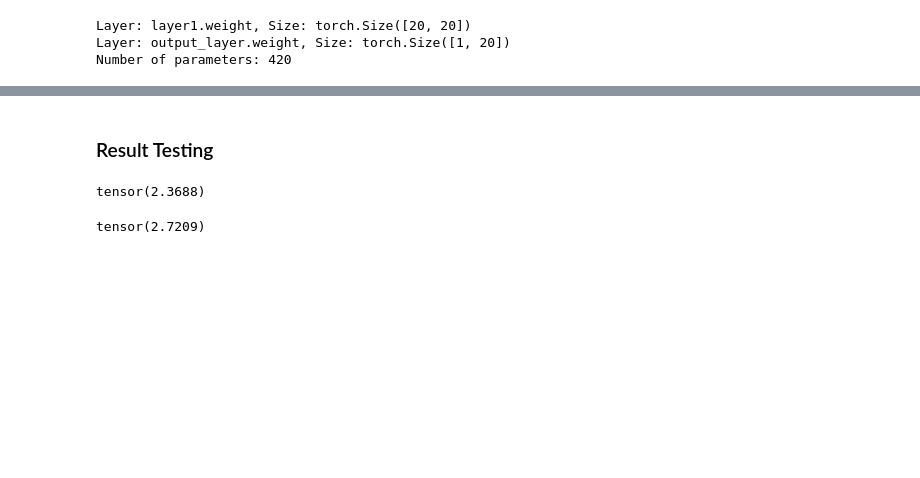
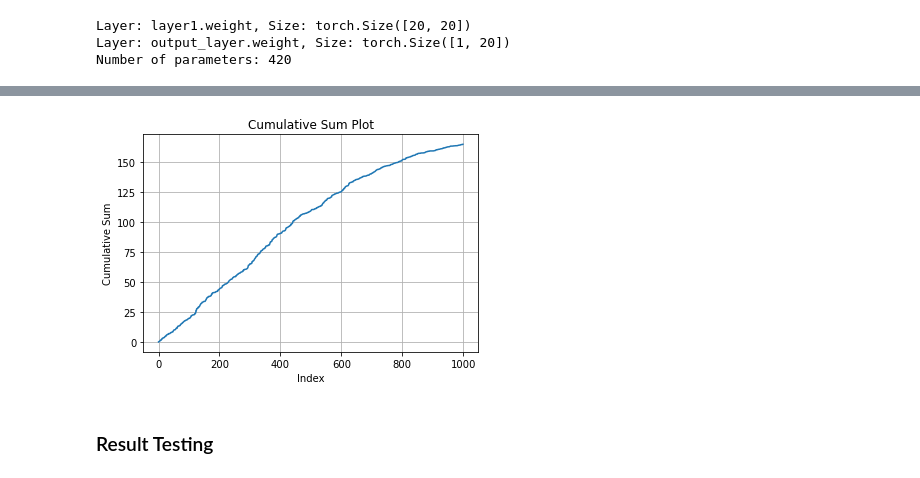
Before and after one commit to Chanakarn-Luangpirom/NeuralUCB, a Jupyter notebook: Neural Contextual Bandits CPU.ipynb, the cells around one changed output, grey strips where cells are left out. Drawn from its saved outputs; the diff is of its cells as text; code cells hidden in the pictures; blank space fills up the shorter version.

```diff
--- a/Neural Contextual Bandits CPU.ipynb
+++ b/Neural Contextual Bandits CPU.ipynb
@@ -199,0 +253,2 @@ model = NeuralUCB(model,100)
+# %%
+model,regrets = NeuralUCB(model,1000)
@@ -200,3 +273,7 @@ model = NeuralUCB(model,100)
+# %%
+plot_cumulative(regrets)
+# %% [output]
+[figure, added]
 # %% [markdown]
 ### Result Testing
 # %%
@@ -204,11 +281,3 @@ test = torch.rand((2,20))
-# %%
-torch.norm(test[0])
-# %% [output]
-tensor(2.3688)
-# %%
-torch.norm(test[1])
-# %% [output]
-tensor(2.7209)
 # %%
 best_idx = 0
 best_reward = 0
```
Also changed, not shown: parts of 19 cells of this notebook.
